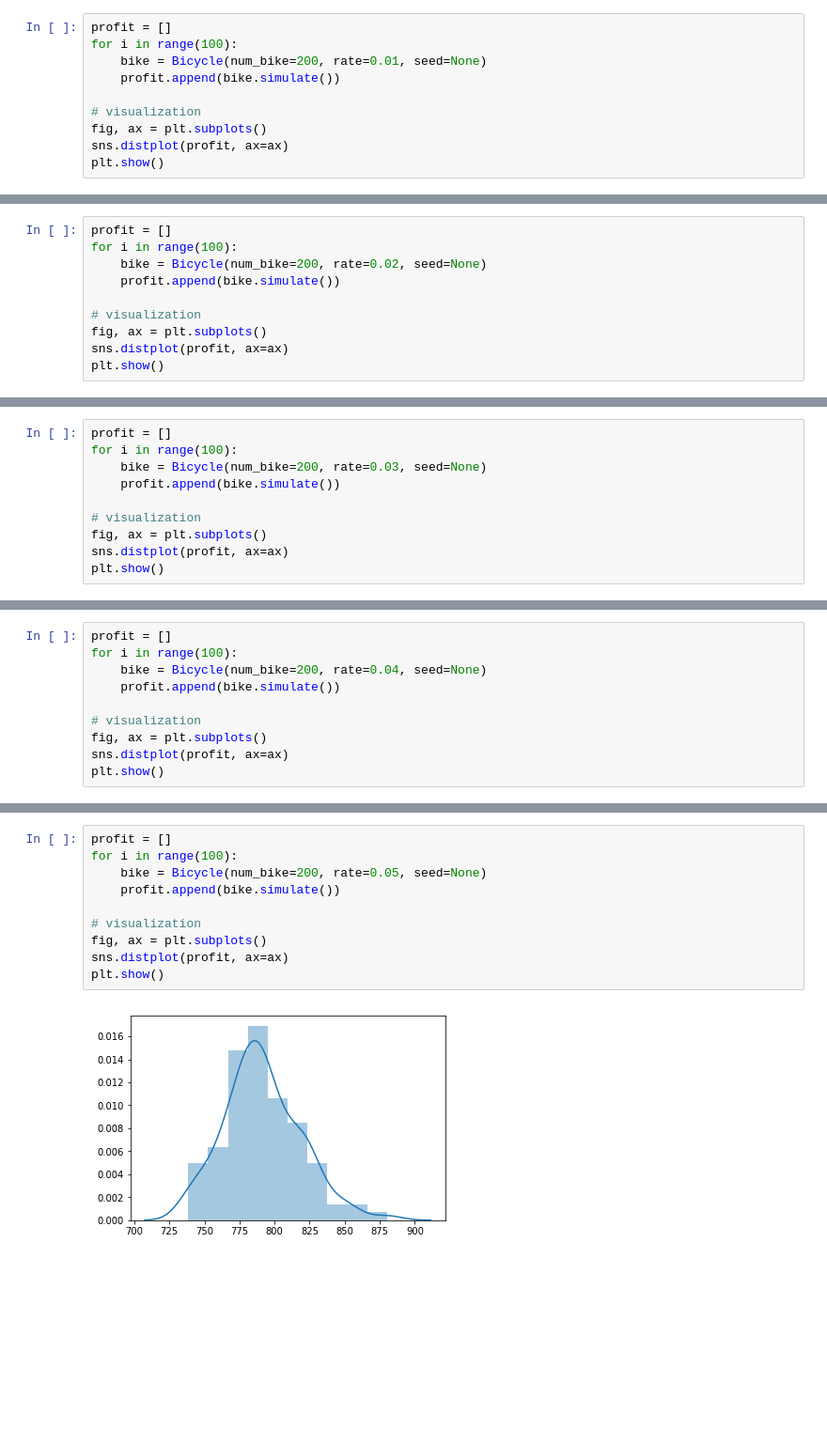
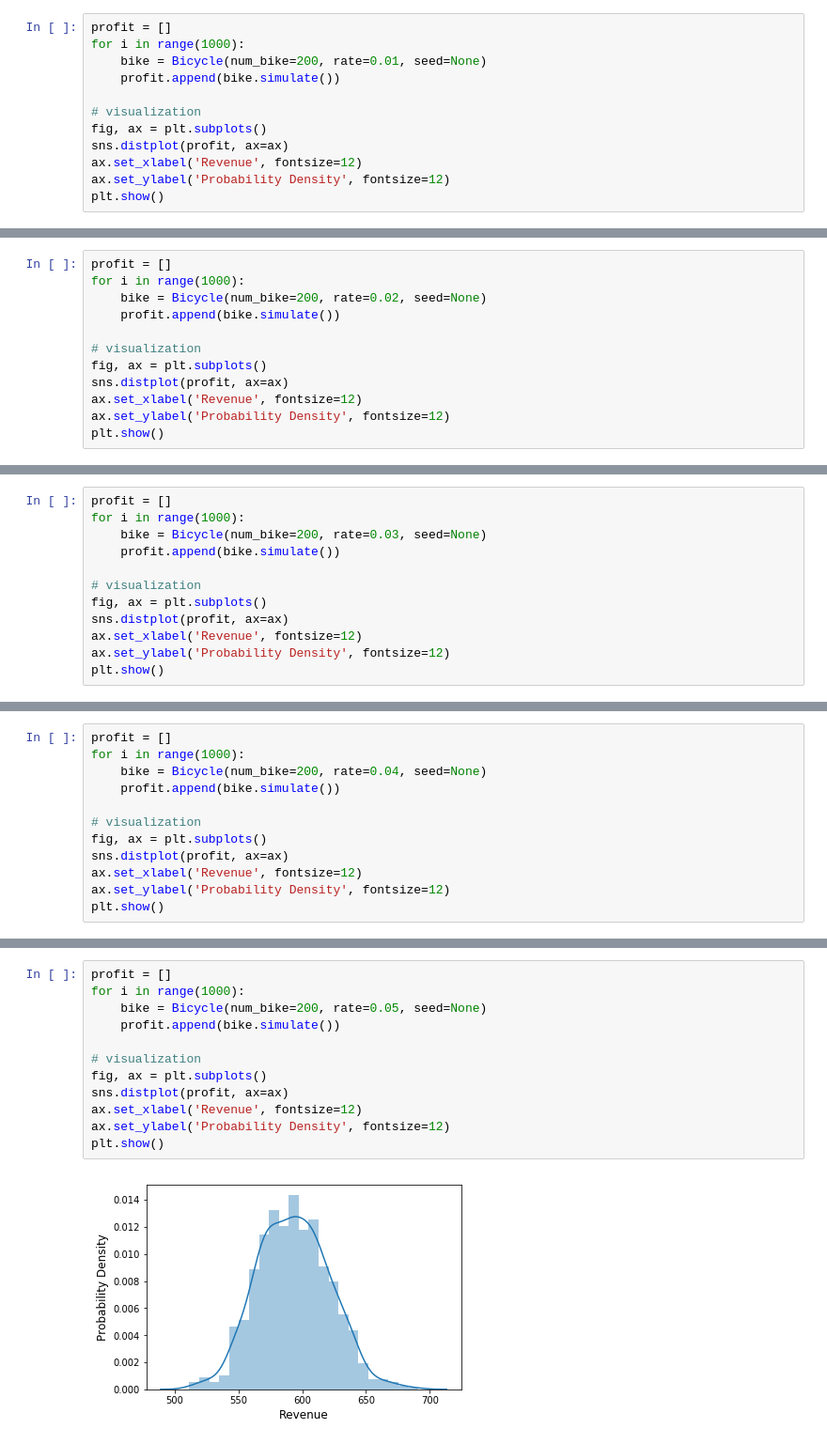
Before and after one commit to haley1229/Final-Project-1, a Jupyter notebook: main.ipynb, the cells around one changed output, grey strips where cells are left out. Shown at 94% size. Saved outputs shown, nothing was run; the diff lists cells and outputs as text; blank space fills up the shorter version.

Commit message:
add figures

```diff
--- a/main.ipynb
+++ b/main.ipynb
@@ -88,11 +128,13 @@ bike.simulate()
 # %%
 profit = []
-for i in range(100):
+for i in range(1000):
     bike = Bicycle(num_bike=200, rate=0.01, seed=None)
     profit.append(bike.simulate())
 
 # visualization
 fig, ax = plt.subplots()
 sns.distplot(profit, ax=ax)
+ax.set_xlabel('Revenue', fontsize=12)
+ax.set_ylabel('Probability Density', fontsize=12)
 plt.show()
 # %% [output]
@@ -100,11 +142,13 @@ plt.show()
 # %%
 profit = []
-for i in range(100):
+for i in range(1000):
     bike = Bicycle(num_bike=200, rate=0.02, seed=None)
     profit.append(bike.simulate())
 
 # visualization
 fig, ax = plt.subplots()
 sns.distplot(profit, ax=ax)
+ax.set_xlabel('Revenue', fontsize=12)
+ax.set_ylabel('Probability Density', fontsize=12)
 plt.show()
 # %% [output]
@@ -112,11 +156,13 @@ plt.show()
 # %%
 profit = []
-for i in range(100):
+for i in range(1000):
     bike = Bicycle(num_bike=200, rate=0.03, seed=None)
     profit.append(bike.simulate())
 
 # visualization
 fig, ax = plt.subplots()
 sns.distplot(profit, ax=ax)
+ax.set_xlabel('Revenue', fontsize=12)
+ax.set_ylabel('Probability Density', fontsize=12)
 plt.show()
 # %% [output]
@@ -124,11 +170,13 @@ plt.show()
 # %%
 profit = []
-for i in range(100):
+for i in range(1000):
     bike = Bicycle(num_bike=200, rate=0.04, seed=None)
     profit.append(bike.simulate())
 
 # visualization
 fig, ax = plt.subplots()
 sns.distplot(profit, ax=ax)
+ax.set_xlabel('Revenue', fontsize=12)
+ax.set_ylabel('Probability Density', fontsize=12)
 plt.show()
 # %% [output]
@@ -136,14 +184,16 @@ plt.show()
 # %%
 profit = []
-for i in range(100):
+for i in range(1000):
     bike = Bicycle(num_bike=200, rate=0.05, seed=None)
     profit.append(bike.simulate())
 
 # visualization
 fig, ax = plt.subplots()
 sns.distplot(profit, ax=ax)
+ax.set_xlabel('Revenue', fontsize=12)
+ax.set_ylabel('Probability Density', fontsize=12)
 plt.show()
 # %% [output]
-[figure, old version]
+[figure, new version]
 # %%
 profit = []
```
Also changed, not shown: parts of 19 cells of this notebook, 9 other files.
